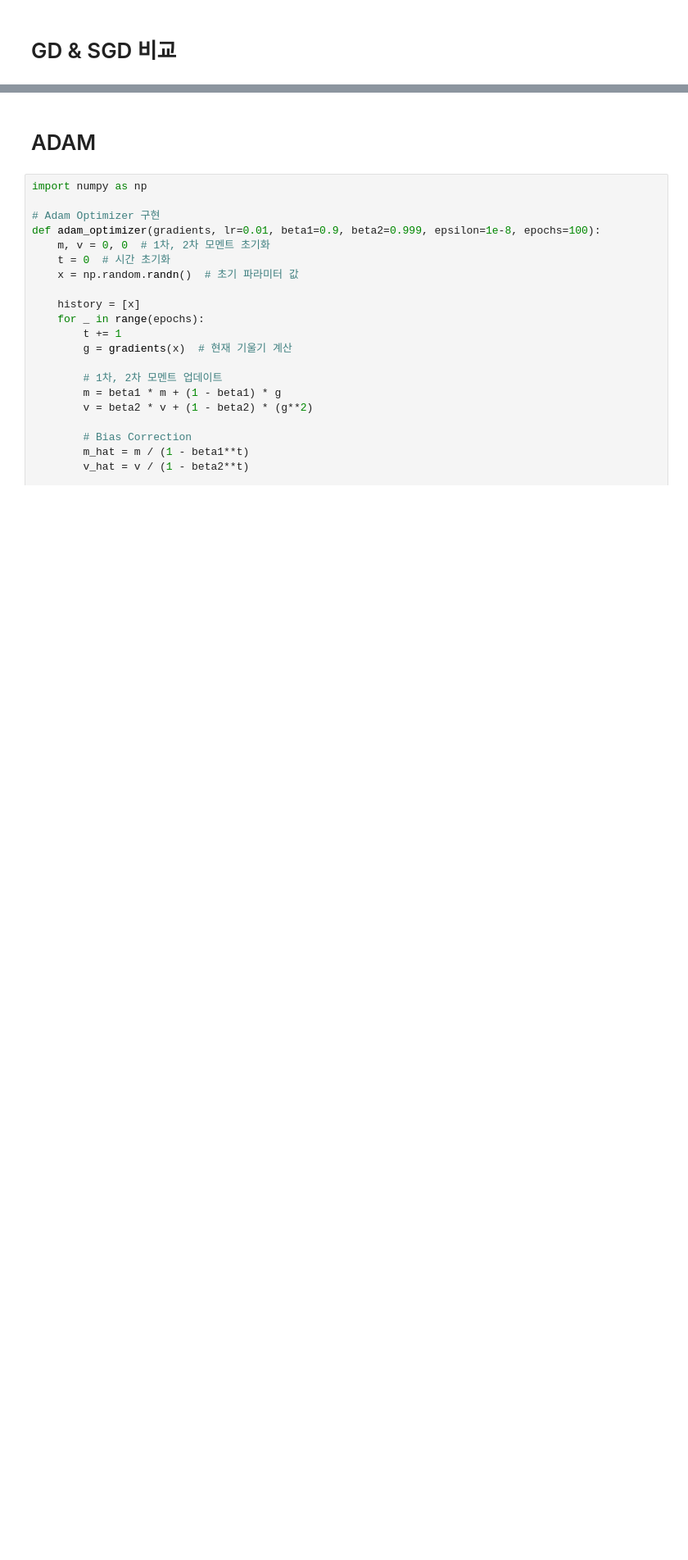
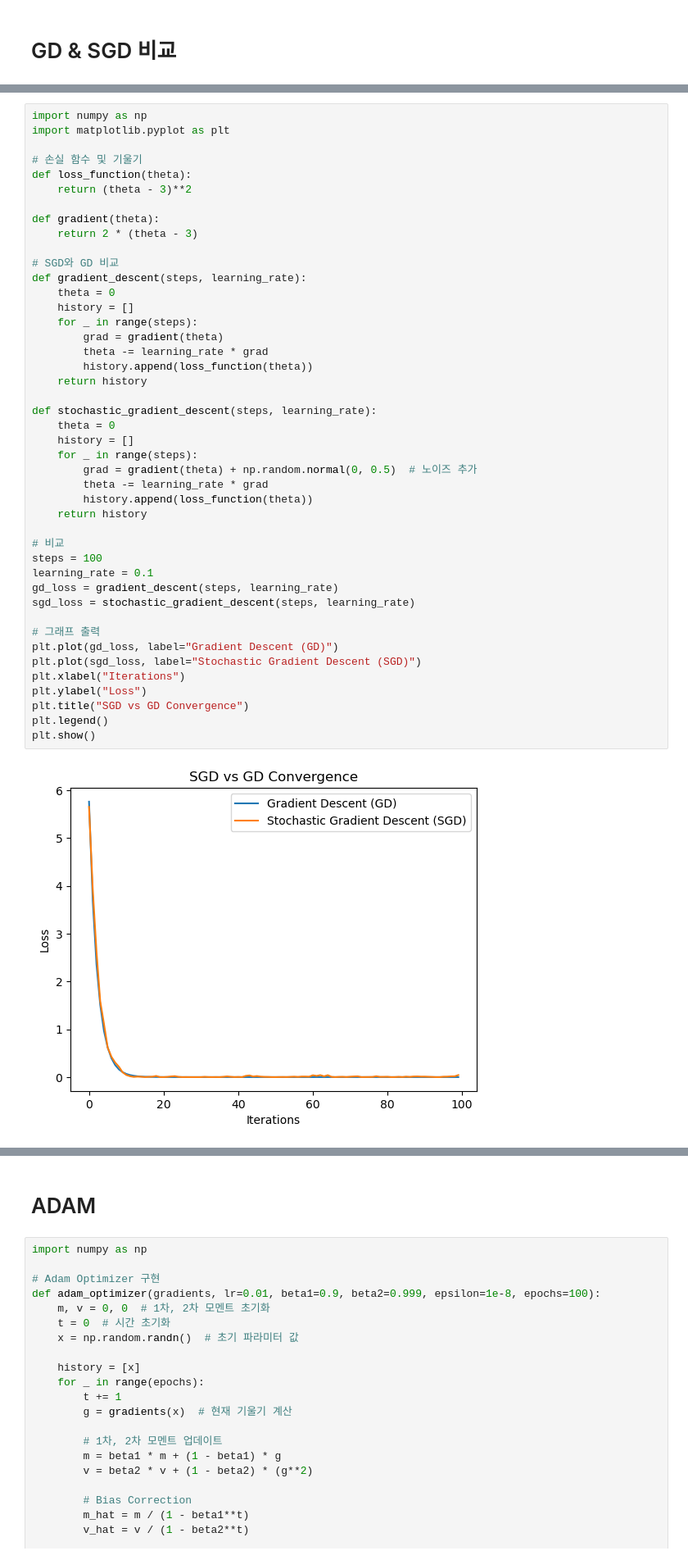
Before and after one commit to toughhyeok/DL-low-code, a Jupyter notebook: optimizer/SGD_GD.ipynb, the cells around one changed output, grey strips where cells are left out. Shown at 82% size. Drawn from its saved outputs; the diff is of its cells as text; blank space fills up the shorter version.

```diff
--- a/optimizer/SGD_GD.ipynb
+++ b/optimizer/SGD_GD.ipynb
@@ -212,0 +224,46 @@ plt.show()
+# %%
+import numpy as np
+import matplotlib.pyplot as plt
+
+# 손실 함수 및 기울기
+def loss_function(theta):
+    return (theta - 3)**2
+
+def gradient(theta):
+    return 2 * (theta - 3)
+
+# SGD와 GD 비교
+def gradient_descent(steps, learning_rate):
+    theta = 0
+    history = []
+    for _ in range(steps):
+        grad = gradient(theta)
+        theta -= learning_rate * grad
+        history.append(loss_function(theta))
+    return history
+
+def stochastic_gradient_descent(steps, learning_rate):
+    theta = 0
+    history = []
+    for _ in range(steps):
+        grad = gradient(theta) + np.random.normal(0, 0.5)  # 노이즈 추가
+        theta -= learning_rate * grad
+        history.append(loss_function(theta))
+    return history
+
+# 비교
+steps = 100
+learning_rate = 0.1
+gd_loss = gradient_descent(steps, learning_rate)
+sgd_loss = stochastic_gradient_descent(steps, learning_rate)
+
+# 그래프 출력
+plt.plot(gd_loss, label="Gradient Descent (GD)")
+plt.plot(sgd_loss, label="Stochastic Gradient Descent (SGD)")
+plt.xlabel("Iterations")
+plt.ylabel("Loss")
+plt.title("SGD vs GD Convergence")
+plt.legend()
+plt.show()
+# %% [output]
+[figure, added]
```
Also changed, not shown: parts of 14 cells of this notebook, 1 other file.
